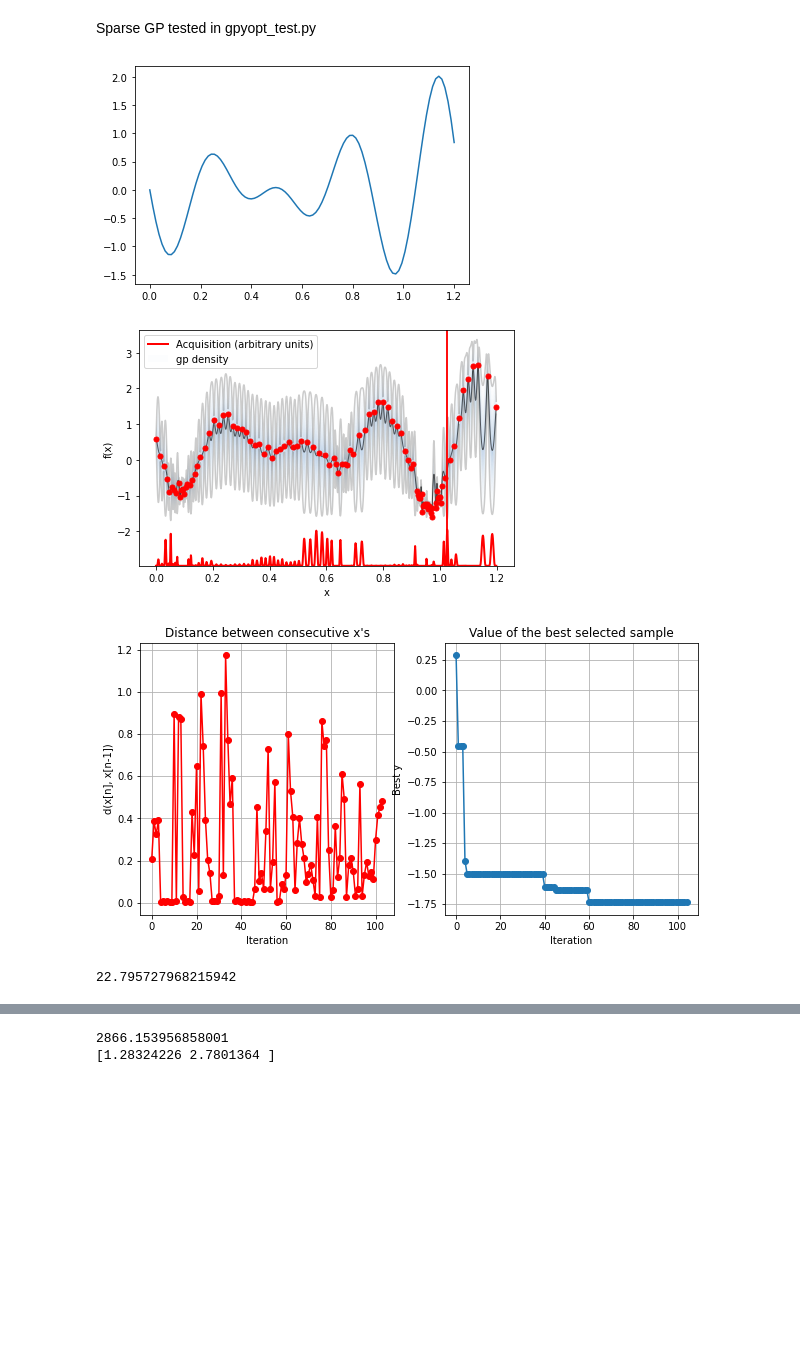
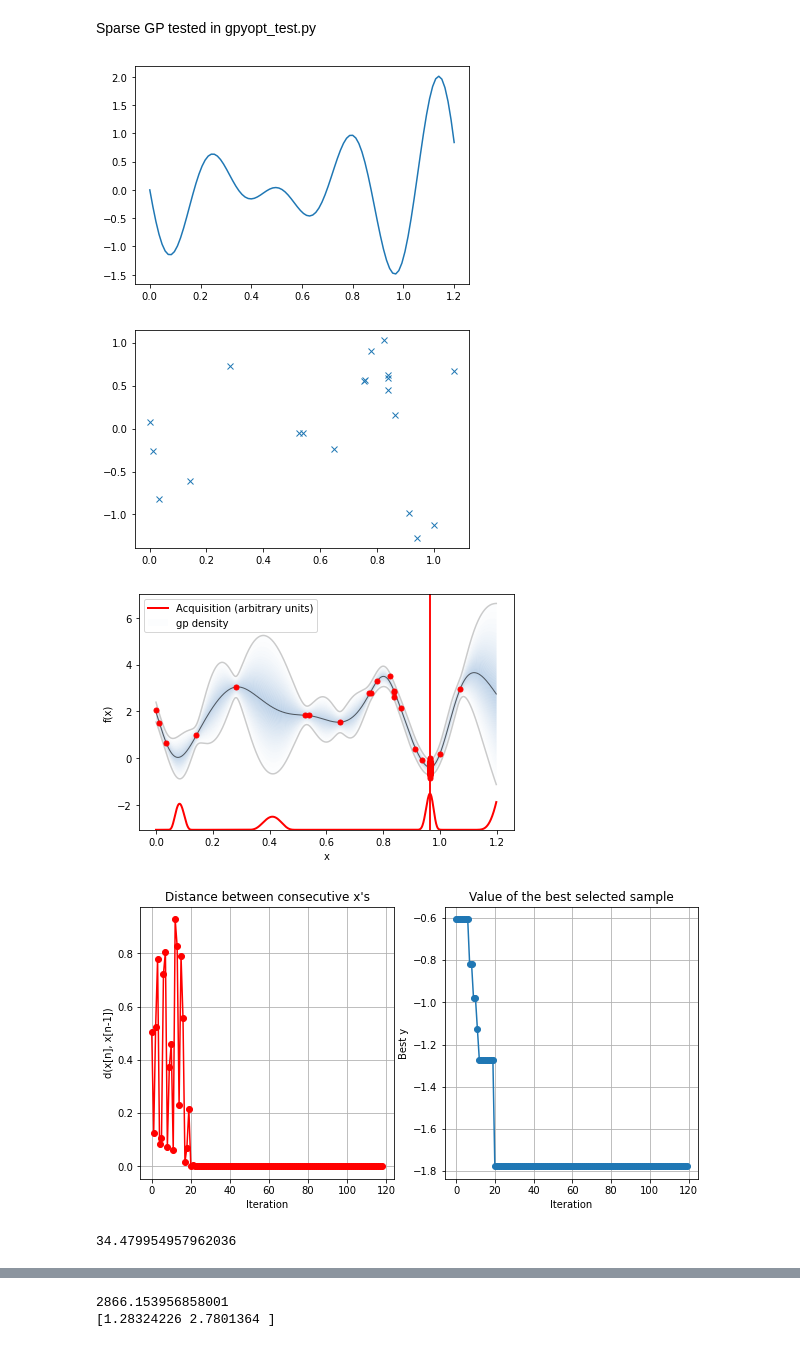
Before and after one commit to zxytan/IIB_Project, a Jupyter notebook: GPyOpt Testing.ipynb, the cells around one changed output, grey strips where cells are left out. Saved outputs shown, nothing was run; the diff lists cells and outputs as text; code cells hidden in the pictures; blank space fills up the shorter version.

```diff
--- a/GPyOpt Testing.ipynb
+++ b/GPyOpt Testing.ipynb
@@ -127,23 +127,31 @@ Sparse GP tested in gpyopt_test.py
 # %%
 # difference between using GP and sparseGP
 sigma=0
 xdata = np.linspace(0, 1.2, 100)
 ydata = [one_dim(x) for x in xdata]
 plt.plot(xdata, ydata)
 plt.show()
-sigma = 0.1
-myOpt = BayesianOptimization(one_dim, domain=bounds_one_dim, exact_feval=True, model_type="GP")
-myOpt.run_optimization(max_iter=100, eps=1e-6)
+
+sigma=0.1
+x_samples = np.random.rand(20,1)*1.2
+y_samples = np.array([one_dim(x) for x in x_samples])
+plt.plot(x_samples, y_samples, "x")
+plt.show()
+
+myOpt = BayesianOptimization(one_dim, X=x_samples, Y=y_samples, domain=bounds_one_dim, model_type="GP")
+myOpt.run_optimization(max_iter = 100)
 myOpt.plot_acquisition()
 myOpt.plot_convergence()
 print(myOpt.cum_time)
-myOpt = BayesianOptimization(one_dim, domain=bounds_one_dim, exact_feval=True, model_type="sparseGP")
-myOpt.run_optimization(max_iter=100, eps=1e-6)
+
+myOpt = BayesianOptimization(one_dim, X=x_samples, Y=y_samples, domain=bounds_one_dim, model_type="sparseGP", num_inducing=10)
+myOpt.run_optimization(max_iter = 100)
 myOpt.plot_acquisition()
 myOpt.plot_convergence()
 print(myOpt.cum_time)
 # %% [output]
 [figure]
-[figure, old version]
+[figure, new version]
-[figure, old version]
+[figure, new version]
+[figure, new version]
-22.795727968215942
+34.479954957962036
```
Also changed, not shown: parts of 2 cells of this notebook, 1 other file.
